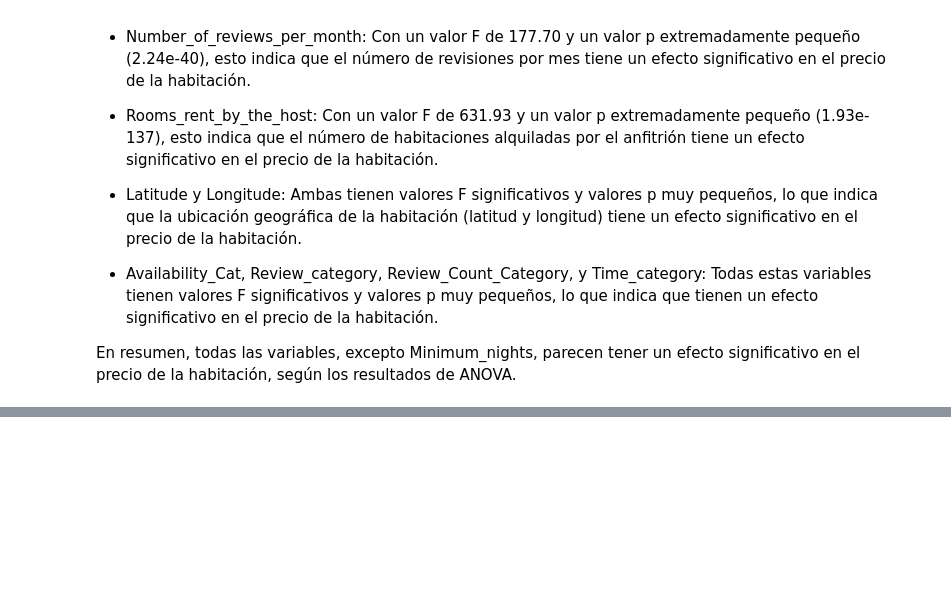
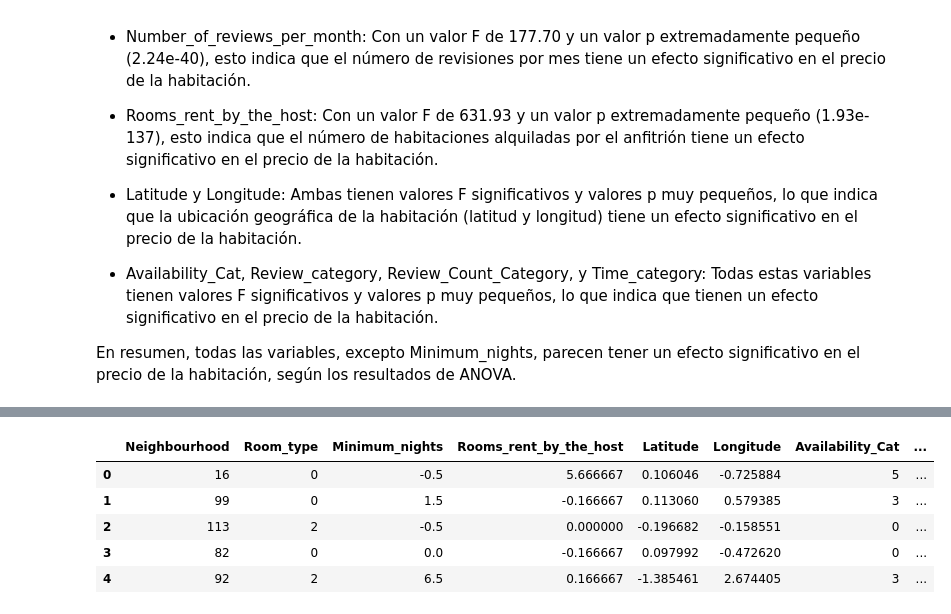
Before and after one commit to AndreaTJ/Tech-Girls-Glovo, a Jupyter notebook: notebooks/MLRegression_model_airbnb.ipynb, the cells around one changed output, grey strips where cells are left out. Drawn from its saved outputs; the diff is of its cells as text; code cells hidden in the pictures; blank space fills up the shorter version.

```diff
--- a/notebooks/MLRegression_model_airbnb.ipynb
+++ b/notebooks/MLRegression_model_airbnb.ipynb
@@ -451,0 +636,13 @@ En resumen, todas las variables, excepto Minimum_nights, parecen tener un efecto
+# %%
+# Se define la variable dependiente y las independientes
+x = df_airbnb_encode.drop(columns = 'Room_Price', axis=1)
+y = df_airbnb_encode['Room_Price']
+# %%
+x.head()
+# %% [output]
+|  | Neighbourhood | Room_type | Minimum_nights | Rooms_rent_by_the_host | Latitude | Longitude | Availability_Cat | ... |
+| 0 | 16 | 0 | -0.5 | 5.666667 | 0.106046 | -0.725884 | 5 | ... |
+| 1 | 99 | 0 | 1.5 | -0.166667 | 0.113060 | 0.579385 | 3 | ... |
+| 2 | 113 | 2 | -0.5 | 0.000000 | -0.196682 | -0.158551 | 0 | ... |
+| 3 | 82 | 0 | 0.0 | -0.166667 | 0.097992 | -0.472620 | 0 | ... |
+| 4 | 92 | 2 | 6.5 | 0.166667 | -1.385461 | 2.674405 | 3 | ... |
```
Also changed, not shown: parts of 62 cells of this notebook.
